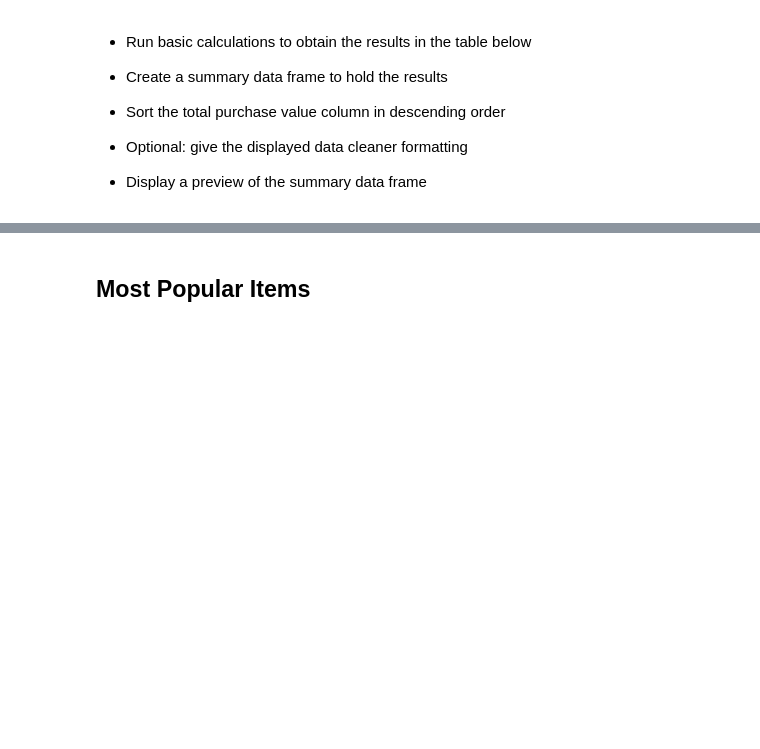
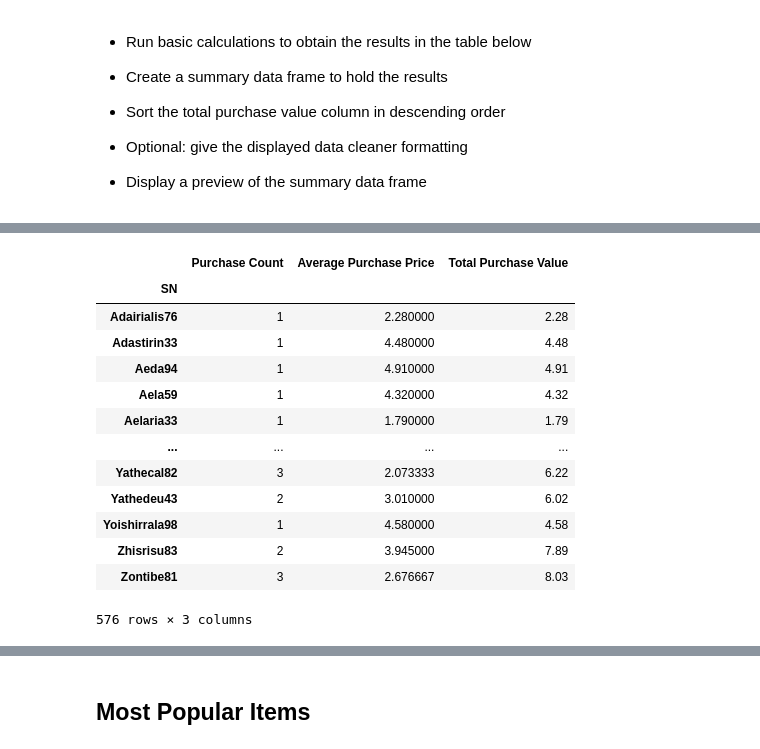
Before and after one commit to jennneth/pandas-challenge, a Jupyter notebook: HeroesofPymoli/HeroesOfPymoli_starter.ipynb, the cells around one changed output, grey strips where cells are left out. Drawn from its saved outputs; the diff is of its cells as text; code cells hidden in the pictures; blank space fills up the shorter version.

Commit message:
Top spenders calculations for total items purchased, avg price and  total price per SN

```diff
--- a/HeroesofPymoli/HeroesOfPymoli_starter.ipynb
+++ b/HeroesofPymoli/HeroesOfPymoli_starter.ipynb
@@ -303,7 +303,7 @@ purchase_data.describe()
 #create the bins in which data will be held
 bins = [0,9,14,19,24,29,34,39,50]
 #create the names for the bins
-labels = ["<10", "10-14", "15-19","20-24", "25-29","30-34", "35-39","40+"]
+labelnames = ["<10", "10-14", "15-19","20-24", "25-29","30-34", "35-39","40+"]
 # %%
 #I finally figured out how to create the master data set with duplicates removed!!!!
 unique_df = purchase_data
@@ -535,3 +537,11 @@ purchasing_analysis_age_df
     #sort teh data frame by biggest spender (total purchase value)
     #clean the format
     #display
+# %%
+ #create a dataframe that includes the total count, avg purchase price and total purchsae vale by SN
+#purchase_data.describe()
+purchase_data.head()
+SN_purchase_data = purchase_data.groupby(["SN"])
+#Calculate how many items each SN purchased
+SN_total_count = SN_purchase_data["Purchase ID"].count()
+SN_total_count
@@ -537,0 +562,25 @@ purchasing_analysis_age_df
+# %%
+avg_purch_price = SN_purchase_data["Price"].mean()
+# %%
+tot_purch_value = SN_purchase_data["Price"].sum()
+# %%
+SN_df = pd.DataFrame({"Purchase Count": SN_total_count,
+                                           "Average Purchase Price": avg_purch_price,
+                                           "Total Purchase Value": tot_purch_value
+                                        })
+SN_df
+# %% [output]
+|  | Purchase Count | Average Purchase Price | Total Purchase Value |
+| SN |  |  |  |
+| Adairialis76 | 1 | 2.280000 | 2.28 |
+| Adastirin33 | 1 | 4.480000 | 4.48 |
+| Aeda94 | 1 | 4.910000 | 4.91 |
+| Aela59 | 1 | 4.320000 | 4.32 |
+| Aelaria33 | 1 | 1.790000 | 1.79 |
+| ... | ... | ... | ... |
+| Yathecal82 | 3 | 2.073333 | 6.22 |
+| Yathedeu43 | 2 | 3.010000 | 6.02 |
+| Yoishirrala98 | 1 | 4.580000 | 4.58 |
+| Zhisrisu83 | 2 | 3.945000 | 7.89 |
+| Zontibe81 | 3 | 2.676667 | 8.03 |
+576 rows × 3 columns
```
Also changed, not shown: parts of 7 cells of this notebook.
